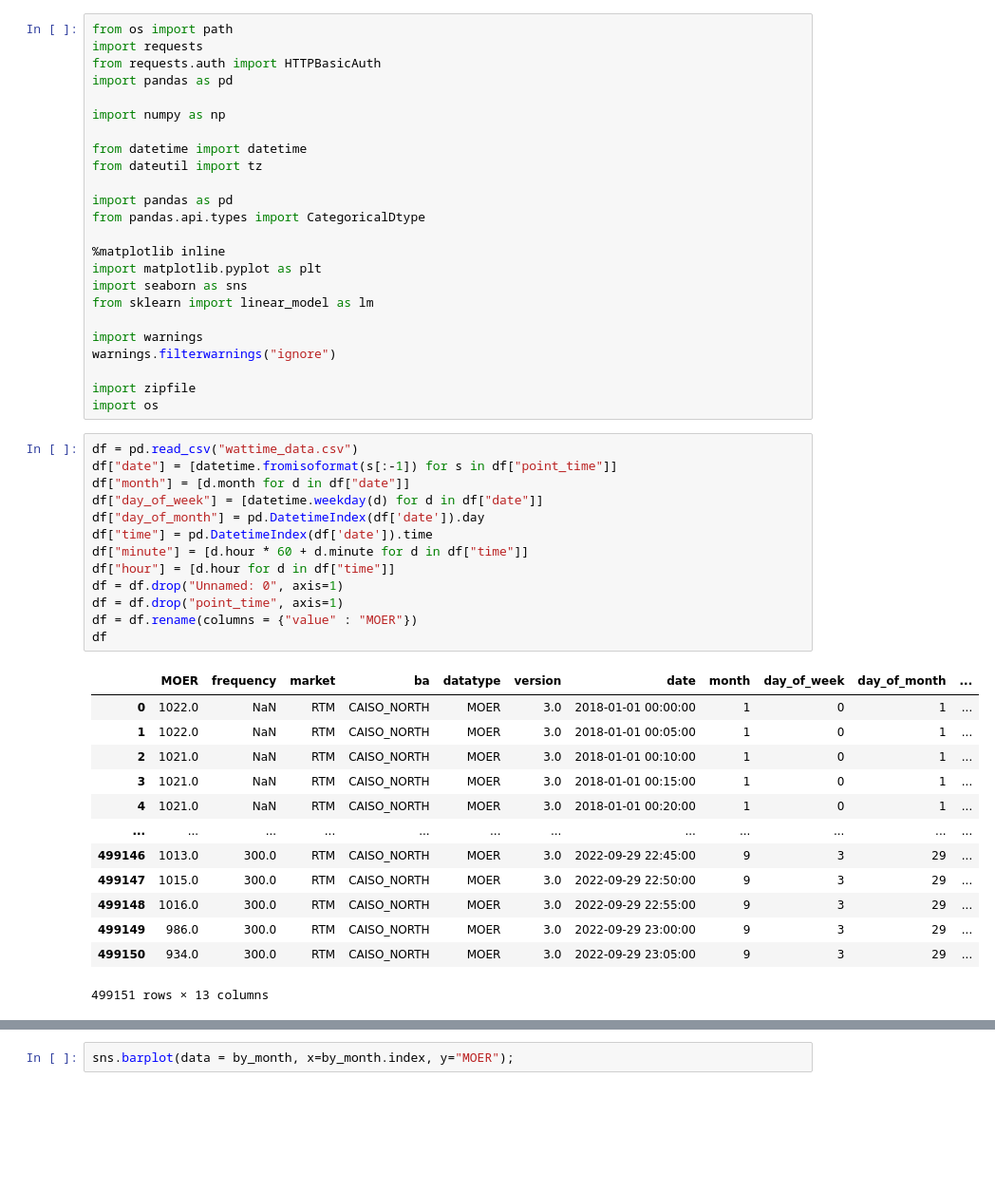
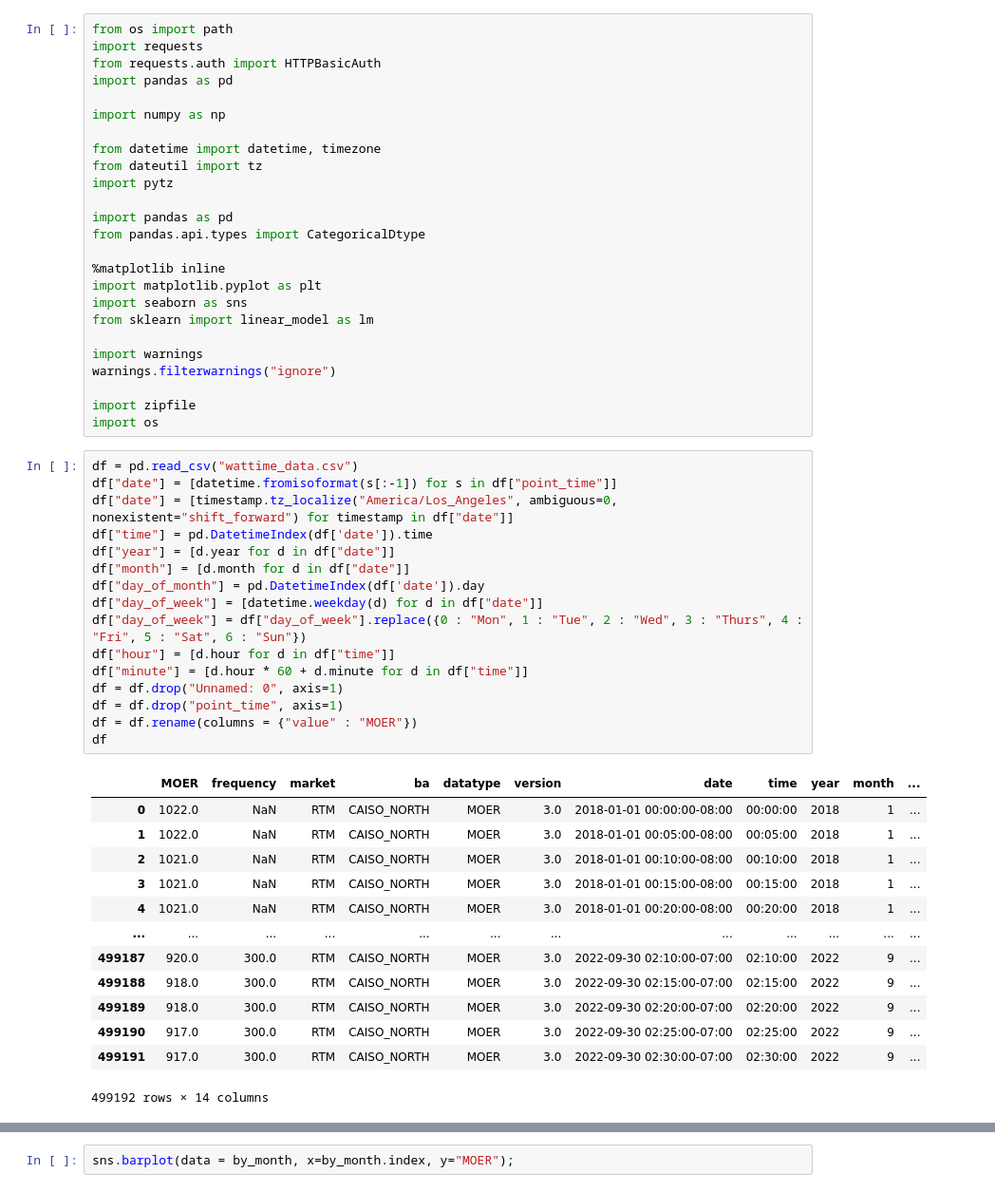
Before and after one commit to utkarshapets/load-shift-emissions, a Jupyter notebook: Wattime EDA.ipynb, the cells around one changed output, grey strips where cells are left out. Shown at 95% size. Saved outputs shown, nothing was run; the diff lists cells and outputs as text; blank space fills up the shorter version.

```diff
--- a/Wattime EDA.ipynb
+++ b/Wattime EDA.ipynb
@@ -6,8 +6,9 @@ import pandas as pd
 
 import numpy as np
 
-from datetime import datetime
+from datetime import datetime, timezone
 from dateutil import tz
+import pytz
 
 import pandas as pd
 from pandas.api.types import CategoricalDtype
@@ -25,27 +26,30 @@ import os
 # %%
 df = pd.read_csv("wattime_data.csv")
 df["date"] = [datetime.fromisoformat(s[:-1]) for s in df["point_time"]]
+df["date"] = [timestamp.tz_localize("America/Los_Angeles", ambiguous=0, nonexistent="shift_forward") for timestamp in df["date"]]
+df["time"] = pd.DatetimeIndex(df['date']).time
+df["year"] = [d.year for d in df["date"]]
 df["month"] = [d.month for d in df["date"]]
+df["day_of_month"] = pd.DatetimeIndex(df['date']).day
 df["day_of_week"] = [datetime.weekday(d) for d in df["date"]]
-df["day_of_month"] = pd.DatetimeIndex(df['date']).day
-df["time"] = pd.DatetimeIndex(df['date']).time
+df["day_of_week"] = df["day_of_week"].replace({0 : "Mon", 1 : "Tue", 2 : "Wed", 3 : "Thurs", 4 : "Fri", 5 : "Sat", 6 : "Sun"})
+df["hour"] = [d.hour for d in df["time"]]
 df["minute"] = [d.hour * 60 + d.minute for d in df["time"]]
-df["hour"] = [d.hour for d in df["time"]]
 df = df.drop("Unnamed: 0", axis=1)
 df = df.drop("point_time", axis=1)
 df = df.rename(columns = {"value" : "MOER"})
 df
 # %% [output]
-|  | MOER | frequency | market | ba | datatype | version | date | month | day_of_week | day_of_month | ... |
-| 0 | 1022.0 | NaN | RTM | CAISO_NORTH | MOER | 3.0 | 2018-01-01 00:00:00 | 1 | 0 | 1 | ... |
-| 1 | 1022.0 | NaN | RTM | CAISO_NORTH | MOER | 3.0 | 2018-01-01 00:05:00 | 1 | 0 | 1 | ... |
-| 2 | 1021.0 | NaN | RTM | CAISO_NORTH | MOER | 3.0 | 2018-01-01 00:10:00 | 1 | 0 | 1 | ... |
-| 3 | 1021.0 | NaN | RTM | CAISO_NORTH | MOER | 3.0 | 2018-01-01 00:15:00 | 1 | 0 | 1 | ... |
-| 4 | 1021.0 | NaN | RTM | CAISO_NORTH | MOER | 3.0 | 2018-01-01 00:20:00 | 1 | 0 | 1 | ... |
+|  | MOER | frequency | market | ba | datatype | version | date | time | year | month | ... |
+| 0 | 1022.0 | NaN | RTM | CAISO_NORTH | MOER | 3.0 | 2018-01-01 00:00:00-08:00 | 00:00:00 | 2018 | 1 | ... |
+| 1 | 1022.0 | NaN | RTM | CAISO_NORTH | MOER | 3.0 | 2018-01-01 00:05:00-08:00 | 00:05:00 | 2018 | 1 | ... |
+| 2 | 1021.0 | NaN | RTM | CAISO_NORTH | MOER | 3.0 | 2018-01-01 00:10:00-08:00 | 00:10:00 | 2018 | 1 | ... |
+| 3 | 1021.0 | NaN | RTM | CAISO_NORTH | MOER | 3.0 | 2018-01-01 00:15:00-08:00 | 00:15:00 | 2018 | 1 | ... |
+| 4 | 1021.0 | NaN | RTM | CAISO_NORTH | MOER | 3.0 | 2018-01-01 00:20:00-08:00 | 00:20:00 | 2018 | 1 | ... |
 | ... | ... | ... | ... | ... | ... | ... | ... | ... | ... | ... | ... |
-| 499146 | 1013.0 | 300.0 | RTM | CAISO_NORTH | MOER | 3.0 | 2022-09-29 22:45:00 | 9 | 3 | 29 | ... |
-| 499147 | 1015.0 | 300.0 | RTM | CAISO_NORTH | MOER | 3.0 | 2022-09-29 22:50:00 | 9 | 3 | 29 | ... |
-| 499148 | 1016.0 | 300.0 | RTM | CAISO_NORTH | MOER | 3.0 | 2022-09-29 22:55:00 | 9 | 3 | 29 | ... |
-| 499149 | 986.0 | 300.0 | RTM | CAISO_NORTH | MOER | 3.0 | 2022-09-29 23:00:00 | 9 | 3 | 29 | ... |
-| 499150 | 934.0 | 300.0 | RTM | CAISO_NORTH | MOER | 3.0 | 2022-09-29 23:05:00 | 9 | 3 | 29 | ... |
+| 499187 | 920.0 | 300.0 | RTM | CAISO_NORTH | MOER | 3.0 | 2022-09-30 02:10:00-07:00 | 02:10:00 | 2022 | 9 | ... |
+| 499188 | 918.0 | 300.0 | RTM | CAISO_NORTH | MOER | 3.0 | 2022-09-30 02:15:00-07:00 | 02:15:00 | 2022 | 9 | ... |
+| 499189 | 918.0 | 300.0 | RTM | CAISO_NORTH | MOER | 3.0 | 2022-09-30 02:20:00-07:00 | 02:20:00 | 2022 | 9 | ... |
+| 499190 | 917.0 | 300.0 | RTM | CAISO_NORTH | MOER | 3.0 | 2022-09-30 02:25:00-07:00 | 02:25:00 | 2022 | 9 | ... |
+| 499191 | 917.0 | 300.0 | RTM | CAISO_NORTH | MOER | 3.0 | 2022-09-30 02:30:00-07:00 | 02:30:00 | 2022 | 9 | ... |
-499151 rows × 13 columns
+499192 rows × 14 columns
```
Also changed, not shown: parts of 31 cells of this notebook.
